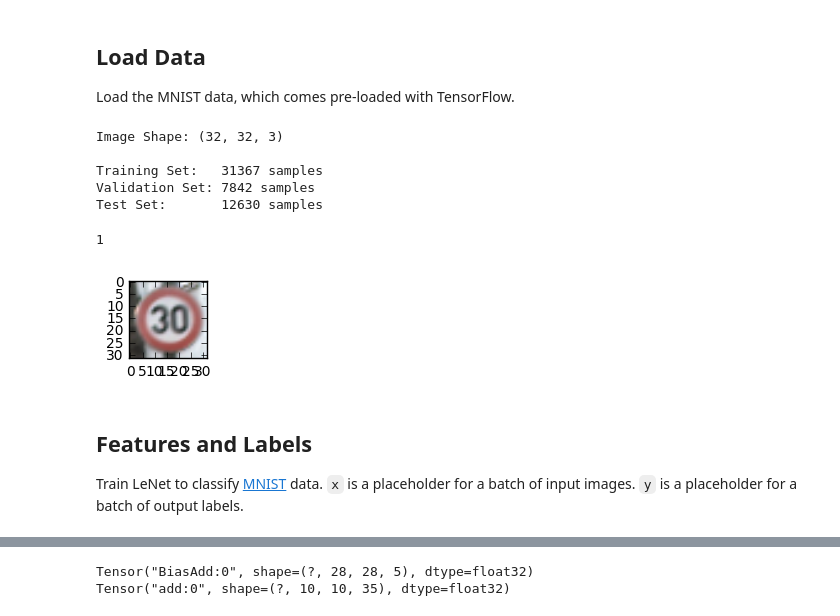
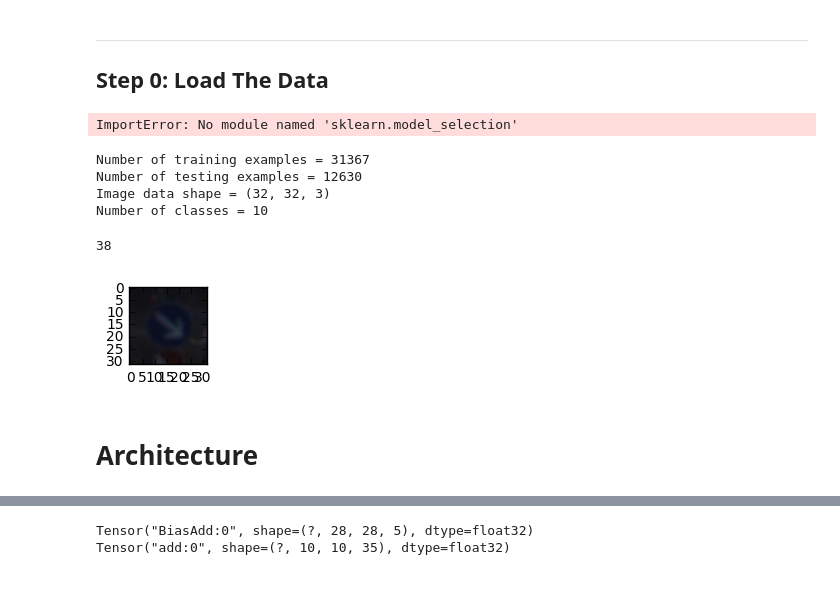
Before and after one commit to cuevas1208/Traffic_Sign_Classifier, a Jupyter notebook: main.ipynb, the cells around one changed output, grey strips where cells are left out. Drawn from its saved outputs; the diff is of its cells as text; code cells hidden in the pictures; blank space fills up the shorter version.

```diff
--- a/main.ipynb
+++ b/main.ipynb
@@ -1,6 +1,6 @@
-# %% [markdown]
-## Load Data
-Load the MNIST data, which comes pre-loaded with TensorFlow.
+# %% [markdown]
+---
+## Step 0: Load The Data
 # %%
 # Load pickled data
 import pickle
@@ -15,12 +15,16 @@ with open(training_file, mode='rb') as f:
 with open(testing_file, mode='rb') as f:
     test = pickle.load(f)
 
-X_, y_ = train['features'], train['labels']
+X_Data, y_Data = train['features'], train['labels']
 X_test, y_test = test['features'], test['labels']
 # %%
 from sklearn.model_selection import train_test_split
 
-X_train, X_validation, y_train, y_validation = train_test_split(X_, y_, test_size=0.20, random_state=42)
+#Shuffle the training data.
+from sklearn.utils import shuffle
+X_Data, y_Data = shuffle(X_Data, y_Data)
+
+X_train, X_validation, y_train, y_validation = train_test_split(X_Data, y_Data, test_size=0.20, random_state=42)
 
 assert(len(X_train) == len(y_train))
 assert(len(X_validation) == len(y_validation))
@@ -33,23 +37,46 @@ print("Training Set:   {} samples".format(len(X_train)))
 print("Validation Set: {} samples".format(len(X_validation)))
 print("Test Set:       {} samples".format(len(X_test)))
 # %% [output]
-Image Shape: (32, 32, 3)
-
-Training Set:   31367 samples
-Validation Set: 7842 samples
-Test Set:       12630 samples
+ImportError: No module named 'sklearn.model_selection'
+# %%
+### Replace each question mark with the appropriate value.
+
+# TODO: Number of training examples
+n_train = len(X_train)
+
+# TODO: Number of testing examples.
+n_test = len(X_test)
+
+# TODO: What's the shape of an traffic sign image?
+image_shape = str(format(X_train[0].shape))
+
+# TODO: How many unique classes/labels there are in the dataset.
+n_classes = 10
+
+print("Number of training examples =", n_train)
+print("Number of testing examples =", n_test)
+print("Image data shape =", image_shape)
+print("Number of classes =", n_classes)
+# %% [output]
+Number of training examples = 31367
+Number of testing examples = 12630
+Image data shape = (32, 32, 3)
+Number of classes = 10
 # %%
+### Data exploration visualization goes here.
+### Feel free to use as many code cells as needed.
 import random
 import numpy as np
 import matplotlib.pyplot as plt
+# Visualizations will be shown in the notebook.
 %matplotlib inline
+
 
 index = random.randint(0, len(X_train))
 image = X_train[index].squeeze()
-
 plt.figure(figsize=(1,1))
-plt.imshow(image, cmap="gray")
+plt.imshow(image)
 print(y_train[index])
 # %% [output]
-1
+38
-[figure, old version]
+[figure, new version]
@@ -64,4 +87,6 @@ EPOCHS = 25
 BATCH_SIZE = 128
+# %% [markdown]
+# Architecture
 # %%
 from tensorflow.contrib.layers import flatten
 
@@ -136,8 +161,3 @@ def LeNet(x):
     logits = tf.matmul(fc2, fc3_W) + fc3_b
 
     return logits
-# %% [markdown]
-## Features and Labels
-Train LeNet to classify [MNIST](http://yann.lecun.com/exdb/mnist/) data.
-`x` is a placeholder for a batch of input images.
-`y` is a placeholder for a batch of output labels.
```
Also changed, not shown: parts of 15 cells of this notebook, 1 other file.
